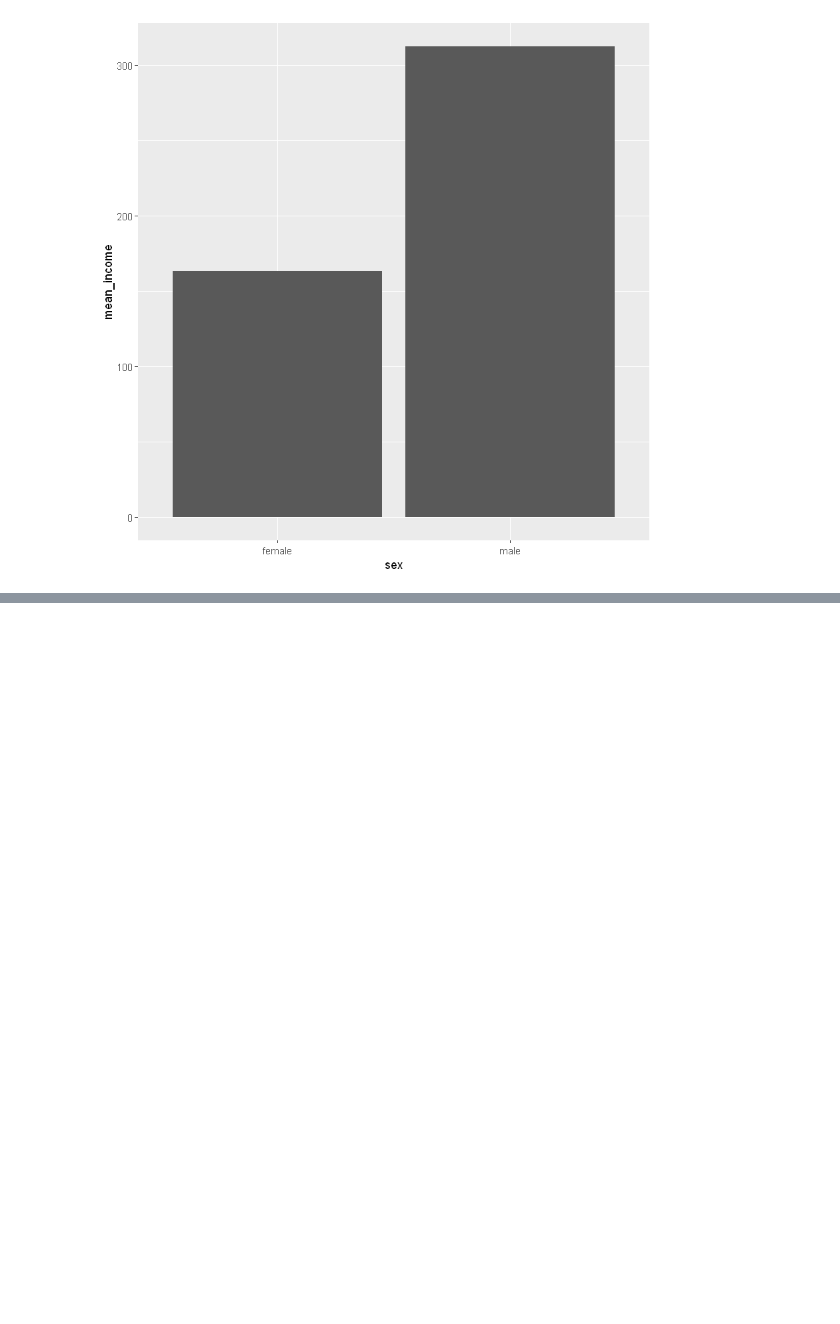
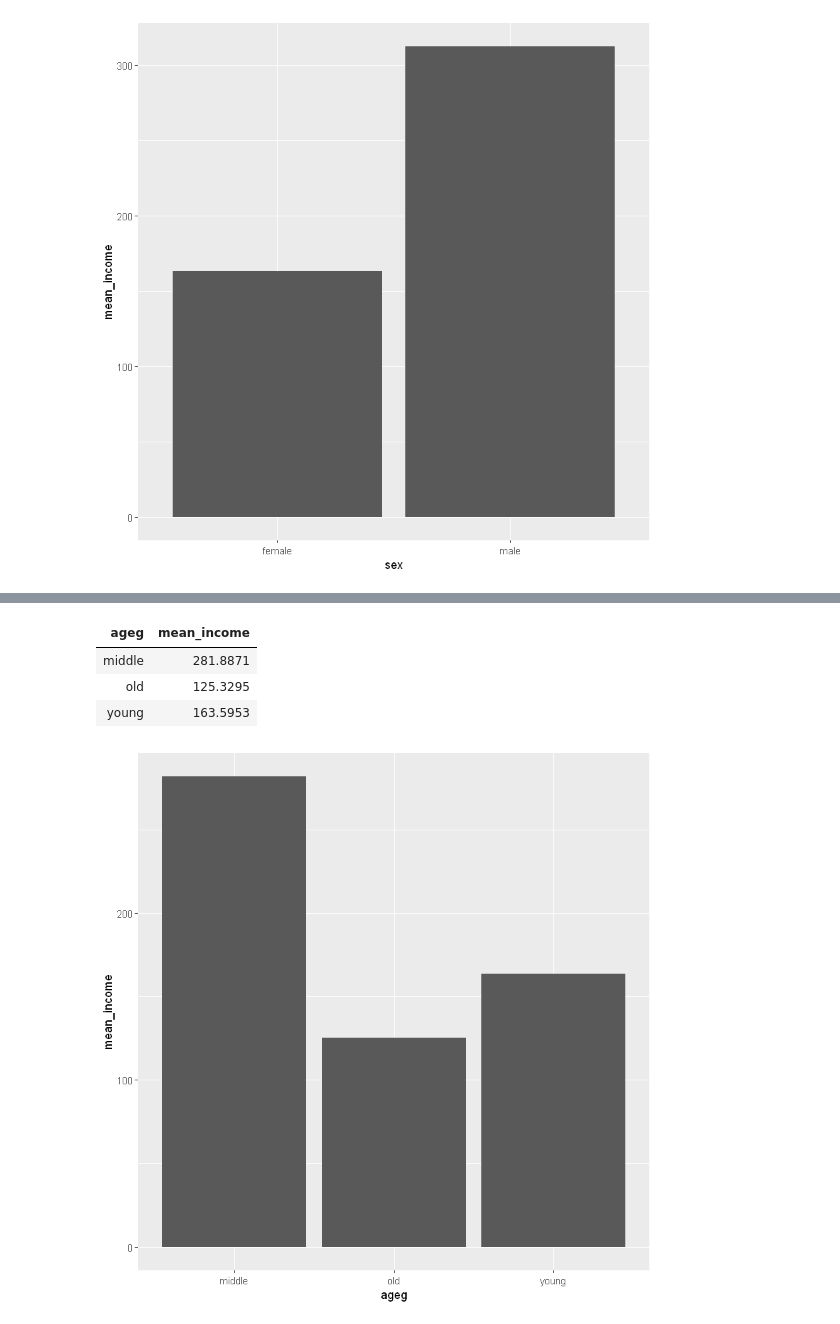
Before and after one commit to chohyunchul/R, a Jupyter notebook: 09. 데이터 분석프로젝트.ipynb, the cells around one changed output, grey strips where cells are left out. Cells and saved outputs as stored; diff of their text form; code cells hidden in the pictures; blank space fills up the shorter version.

```diff
--- a/09. 데이터 분석프로젝트.ipynb
+++ b/09. 데이터 분석프로젝트.ipynb
@@ -180,0 +242,18 @@ ggplot(data = sex_income, aes(x=sex, y=mean_income)) +geom_col()
+# %%
+# 연령대에 따른 월급 차이 분석하기
+# 1. 연령대별 월급 평균표 만들기
+ageg_income = welfare %>%
+    filter(!is.na(income)) %>%
+    group_by(ageg) %>%
+    summarise(mean_income = mean(income))
+
+ageg_income
+# %% [output]
+| ageg | mean_income |
+| middle | 281.8871 |
+| old | 125.3295 |
+| young | 163.5953 |
+# %%
+ggplot(data = ageg_income, aes(x=ageg, y=mean_income)) + geom_col()
+# %% [output]
+[figure, added]
```
Also changed, not shown: parts of 46 cells of this notebook.
